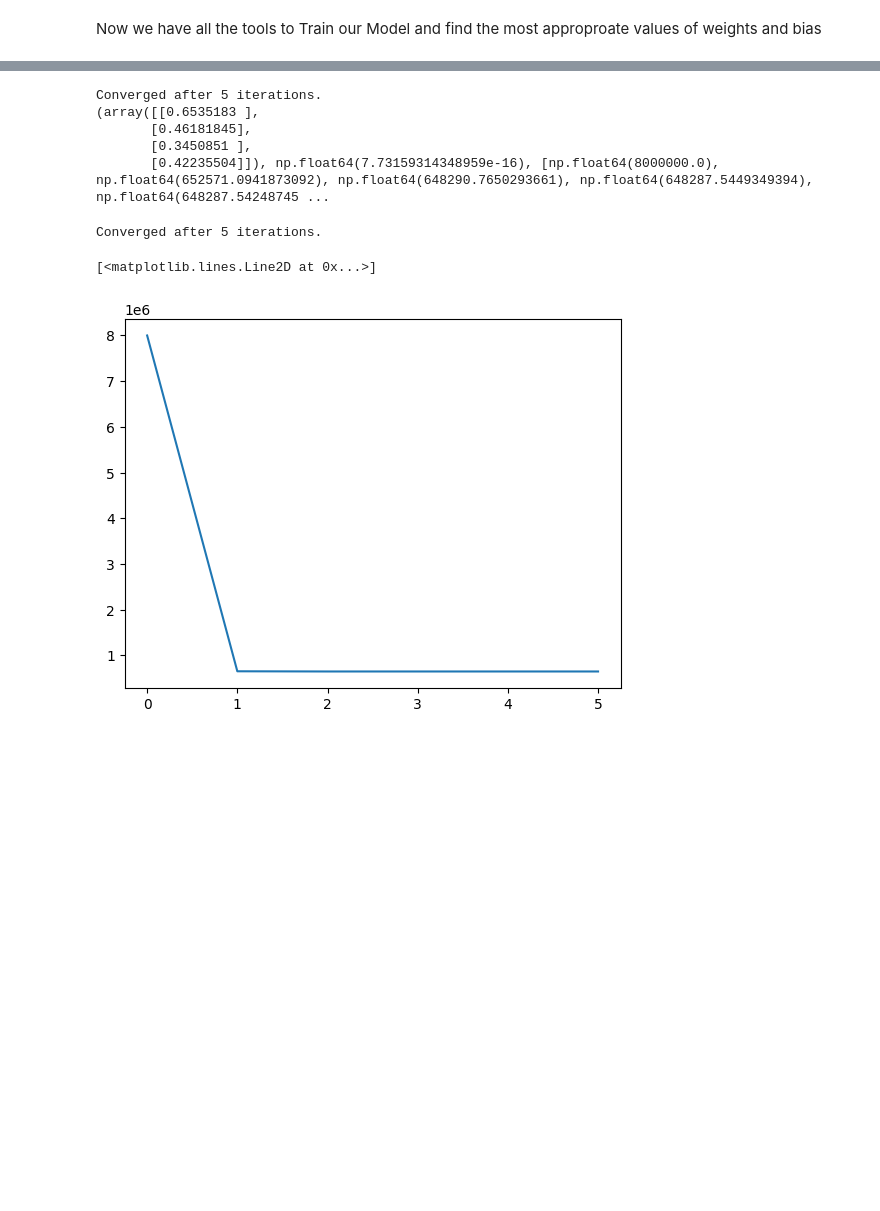
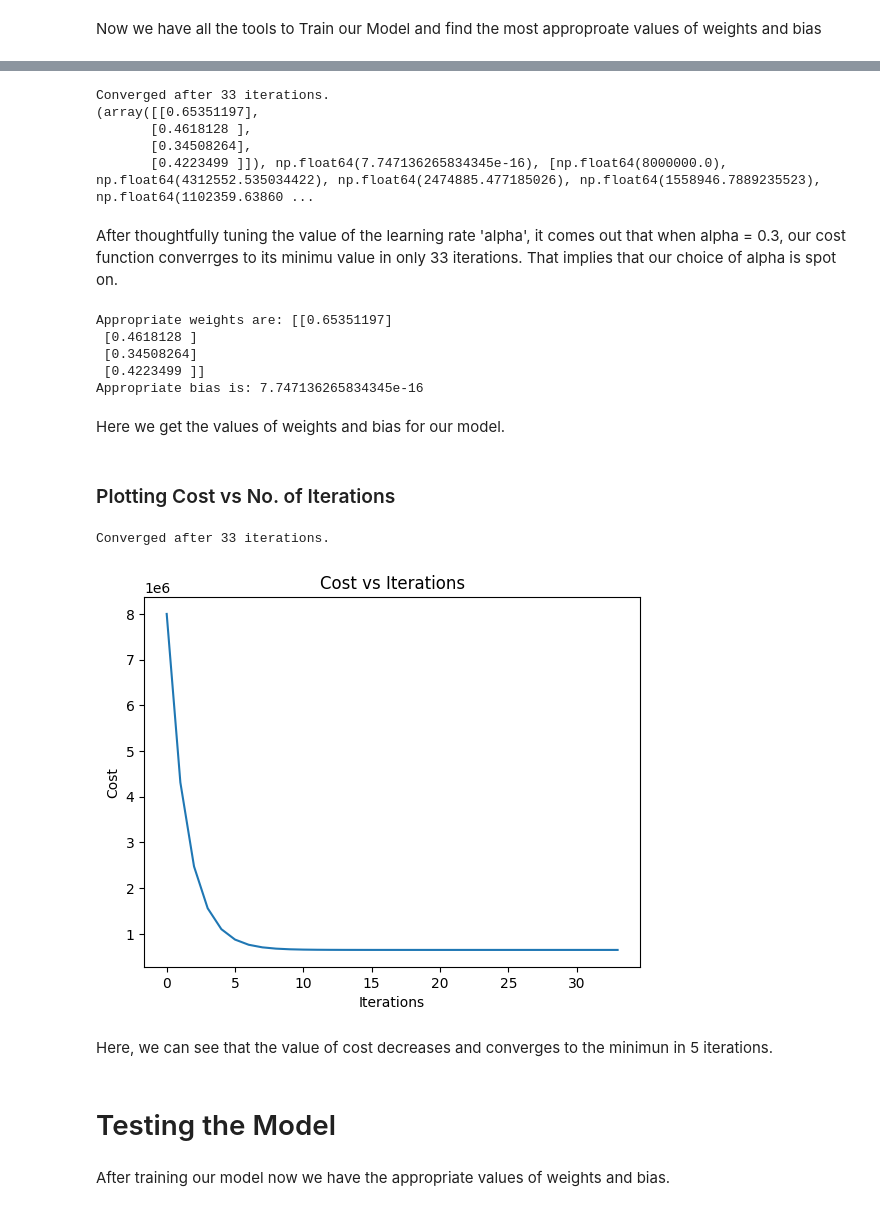
Before and after one commit to stuphy13/ReelEstate, a Jupyter notebook: ReelEstate.ipynb, the cells around one changed output, grey strips where cells are left out. Cells and saved outputs as stored; diff of their text form; code cells hidden in the pictures; blank space fills up the shorter version.

Commit message:
testing data feature scaling

```diff
--- a/ReelEstate.ipynb
+++ b/ReelEstate.ipynb
@@ -266,5 +266,5 @@ def scale(mat):
     X_scaled = (mat-mean)/std
     return X_scaled, mean, std
 # %%
-X_scaled,X_mean, X_std = scale(X_train)
+X_train_scaled,X_mean, X_std = scale(X_train)
 # %%
@@ -278,5 +278,5 @@ print(X_scaled)
  [-1.20136901 -0.95195485 -1.36742917  0.58311131]
  [-0.02752131 -0.07588631 -0.18844946 -0.03472391]]
 # %%
-Y_scaled, Y_mean, Y_std  = scale(Y_train)
+Y_train_scaled, Y_mean, Y_std  = scale(Y_train)
 # %%
@@ -387,19 +393,46 @@ Now we have all the tools to Train our Model and find the most approproate value
 # %%
 w = np.zeros(4).reshape(-1,1)
 b = 0
-alpha = 1
+alpha = 0.3
 iterations  = 4000
 tolerance = 0.001
-print(gradient_descent(X_scaled, Y_scaled, w, b, alpha, iterations, tolerance))
+training = gradient_descent(X_train_scaled, Y_train_scaled, w, b, alpha, iterations, tolerance)
+print(training)
 # %% [output]
-Converged after 5 iterations.
-(array([[0.6535183 ],
-       [0.46181845],
-       [0.3450851 ],
-       [0.42235504]]), np.float64(7.73159314348959e-16), [np.float64(8000000.0), np.float64(652571.0941873092), np.float64(648290.7650293661), np.float64(648287.5449349394), np.float64(648287.54248745 ...
+Converged after 33 iterations.
+(array([[0.65351197],
+       [0.4618128 ],
+       [0.34508264],
+       [0.4223499 ]]), np.float64(7.747136265834345e-16), [np.float64(8000000.0), np.float64(4312552.535034422), np.float64(2474885.477185026), np.float64(1558946.7889235523), np.float64(1102359.63860 ...
+# %% [markdown]
+After thoughtfully tuning the value of the learning rate 'alpha', it comes out that when alpha = 0.3, our cost function converrges to its minimu value in only 33 iterations. That implies that our choice of alpha is spot on.
+# %%
+w_model = training[0] # (4,1) array of appropiate values of weights
+b_model = training[1] # value of bias
+print(f'Appropriate weights are: {w_model}')
+print(f'Appropriate bias is: {b_model}')
+# %% [output]
+Appropriate weights are: [[0.65351197]
+ [0.4618128 ]
+ [0.34508264]
+ [0.4223499 ]]
+Appropriate bias is: 7.747136265834345e-16
+# %% [markdown]
+Here we get the values of weights and bias for our model.
+# %% [markdown]
+### Plotting Cost vs No. of Iterations
 # %%
-plt.plot(gradient_descent(X_scaled, Y_scaled, w, b, alpha, iterations, tolerance)[2], )
+plt.plot(gradient_descent(X_train_scaled, Y_train_scaled, w, b, alpha, iterations, tolerance)[2], )
+plt.title("Cost vs Iterations")
+plt.xlabel("Iterations")
+plt.ylabel("Cost")
+plt.show()
 # %% [output]
-Converged after 5 iterations.
+Converged after 33 iterations.
-[<matplotlib.lines.Line2D at 0x...>]
-[figure, old version]
+[figure, new version]
+# %% [markdown]
+Here, we can see that the value of cost decreases and converges to the minimun in 5 iterations.
+# %% [markdown]
+# Testing the Model
+# %% [markdown]
+After training our model now we have the appropriate values of weights and bias.
```
Also changed, not shown: parts of 19 cells of this notebook.
